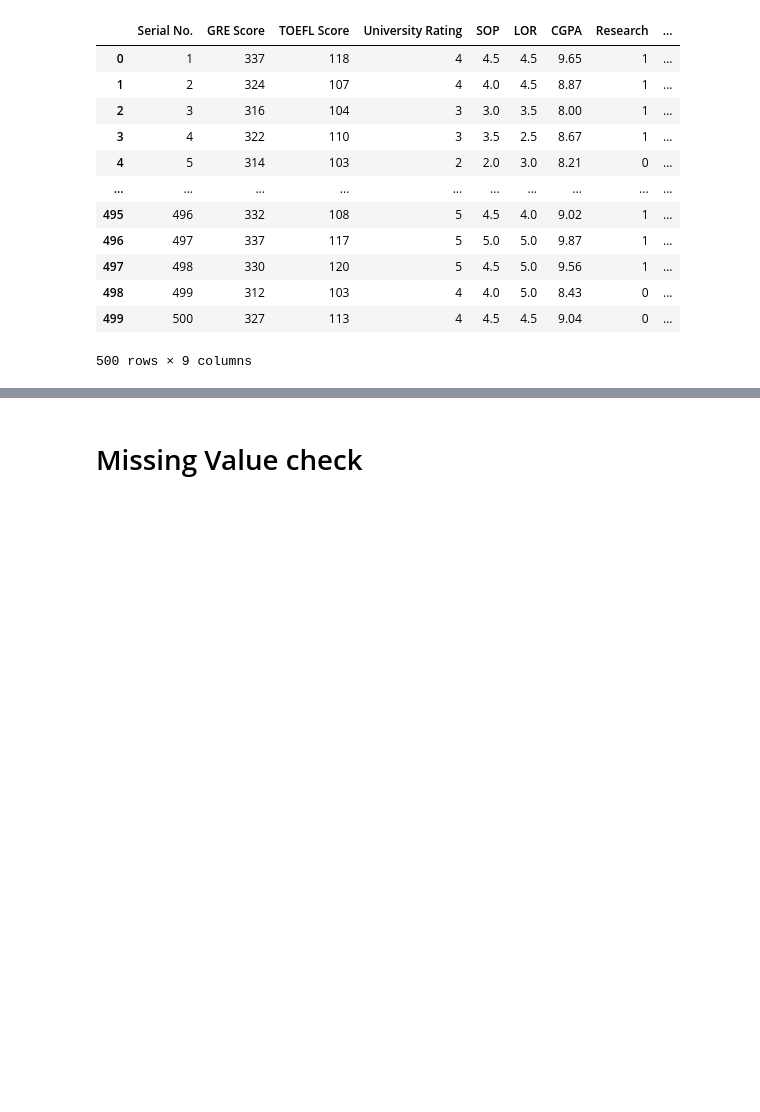
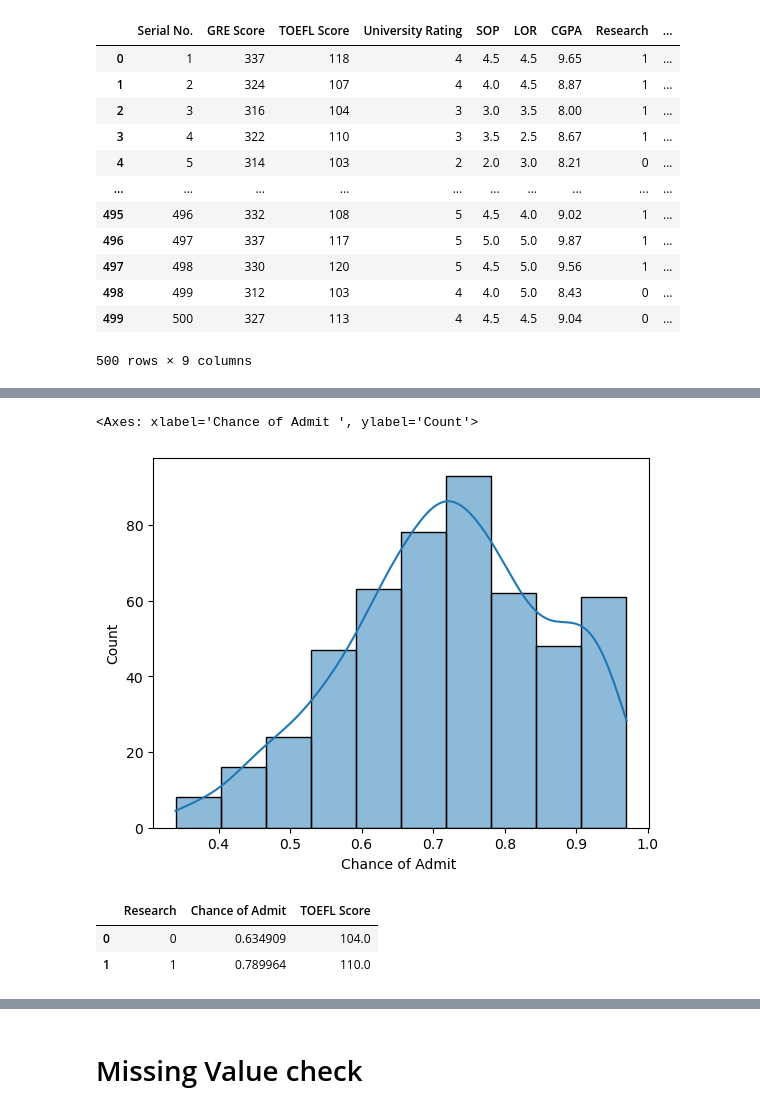
Before and after one commit to GauravDaharia20/Scaler-Projects, a Jupyter notebook: Machine Learning/Project/Jamboree-Education- Linear-Regression.ipynb, the cells around one changed output, grey strips where cells are left out. Drawn from its saved outputs; the diff is of its cells as text; code cells hidden in the pictures; blank space fills up the shorter version.

```diff
--- a/Machine Learning/Project/Jamboree-Education- Linear-Regression.ipynb
+++ b/Machine Learning/Project/Jamboree-Education- Linear-Regression.ipynb
@@ -24,2 +39,16 @@ data
+# %%
+sns.histplot(data['Chance of Admit'],bins=10,kde=True)
+# %% [output]
+<Axes: xlabel='Chance of Admit ', ylabel='Count'>
+[figure, added]
 # %%
 data.drop('Serial No.',axis=1,inplace=True)
+# %%
+data.groupby(['Research']).agg({
+    'Chance of Admit ':'mean',
+    'TOEFL Score':'median'
+}).reset_index()
+# %% [output]
+|  | Research | Chance of Admit | TOEFL Score |
+| 0 | 0 | 0.634909 | 104.0 |
+| 1 | 1 | 0.789964 | 110.0 |
```
Also changed, not shown: parts of 2 cells of this notebook, 24 other files.
